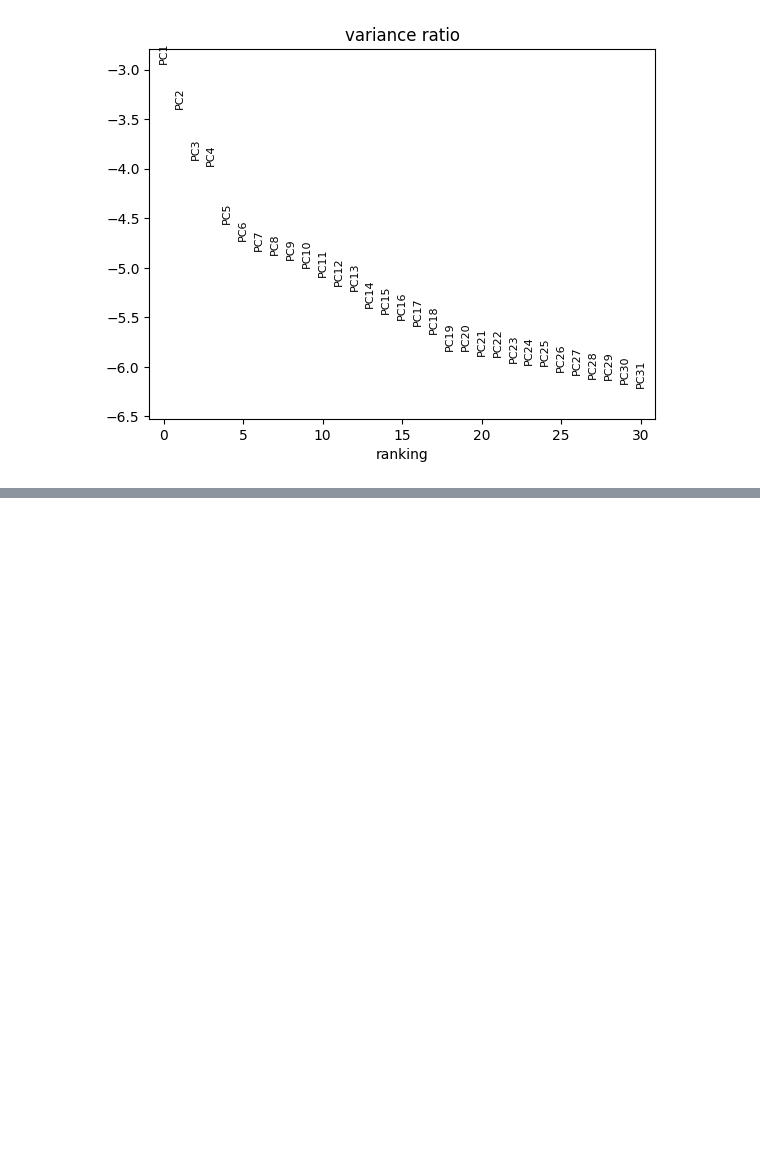
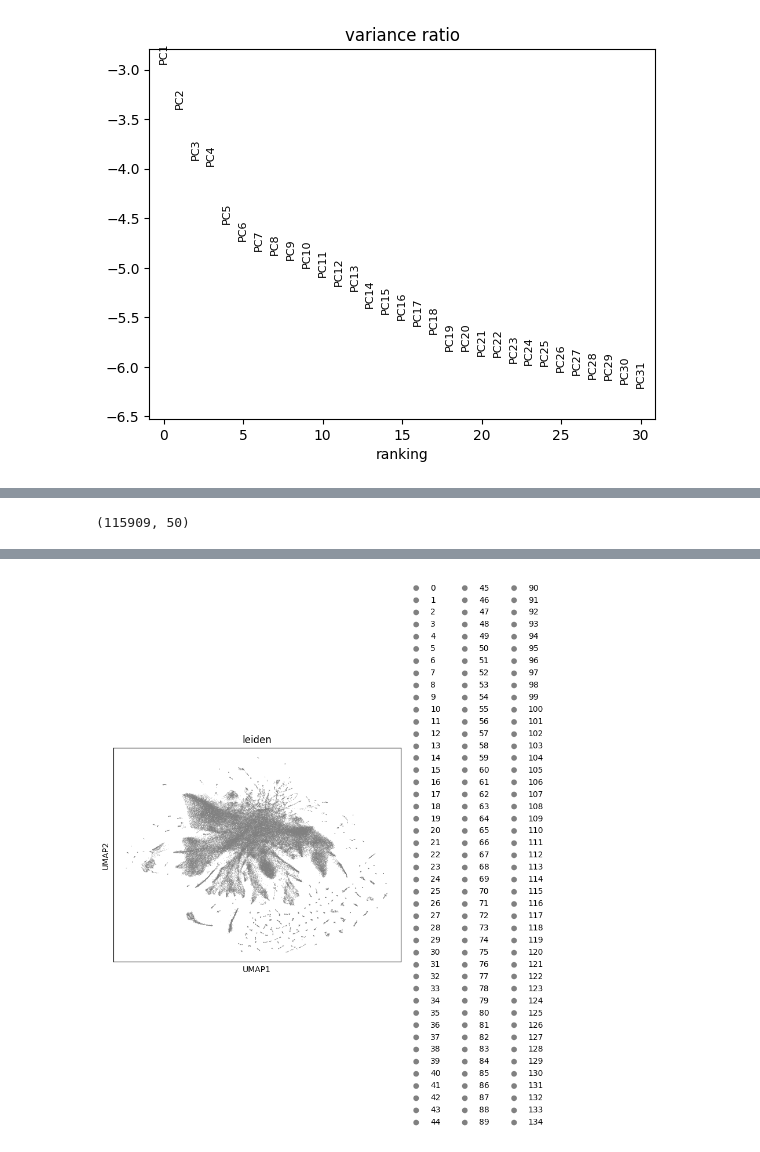
Before and after one commit to boeun02/scRNA-seq-Cancer-Immunology-Analysis, a Jupyter notebook: phase1_scrna/01_geo_pipeline.ipynb, the cells around one changed output, grey strips where cells are left out. Drawn from its saved outputs; the diff is of its cells as text; code cells hidden in the pictures; blank space fills up the shorter version.

```diff
--- a/phase1_scrna/01_geo_pipeline.ipynb
+++ b/phase1_scrna/01_geo_pipeline.ipynb
@@ -200,0 +259,3 @@ sc.pl.pca_variance_ratio(adata, log=True)
+# %%
+adata.obs['sample'] = adata.obs_names.str.split('-').str[-1]
+print(adata.obs['sample'].value_counts())
@@ -200,0 +280,20 @@ sc.pl.pca_variance_ratio(adata, log=True)
+# %%
+sc.pp.pca(adata, svd_solver='arpack')
+print(adata.obsm['X_pca'].shape)  # (115909, 50) 이어야 함
+# %% [output]
+(115909, 50)
+# %%
+import harmonypy as hm
+import pandas as pd
+
+pca_result = adata.obsm['X_pca']
+meta = adata.obs[['sample']]
+
+ho = hm.run_harmony(pca_result, meta, 'sample')
+adata.obsm['X_pca_harmony'] = ho.Z_corr
+
+sc.pp.neighbors(adata, use_rep='X_pca_harmony')
+sc.tl.umap(adata)
+sc.tl.leiden(adata, resolution=0.5)
+sc.pl.umap(adata, color='leiden')
+# %% [output]
@@ -200,0 +317 @@ sc.pl.pca_variance_ratio(adata, log=True)
+[figure, added]
```
Also changed, not shown: parts of 11 cells of this notebook.
